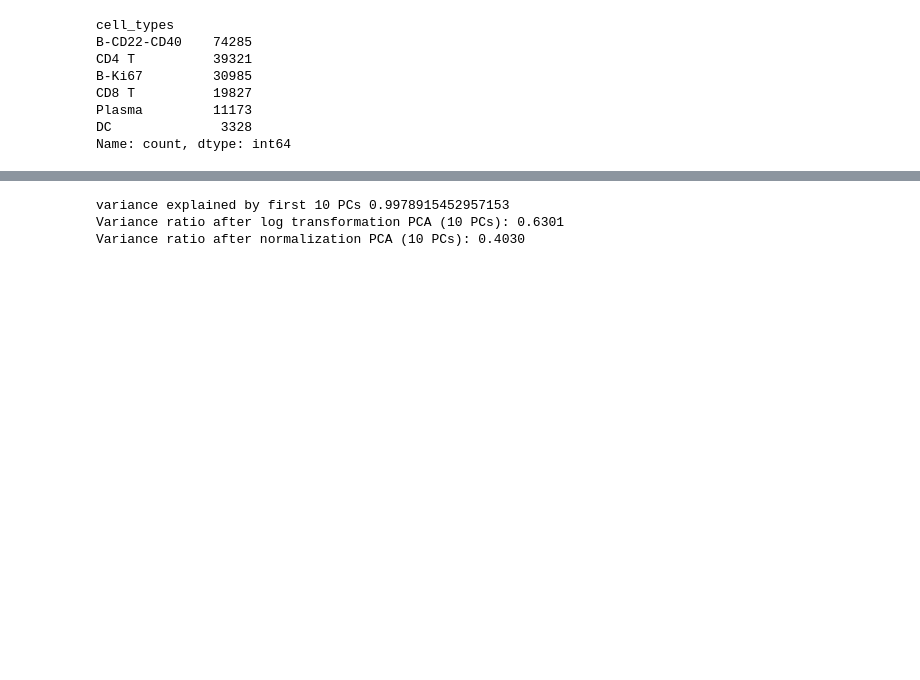
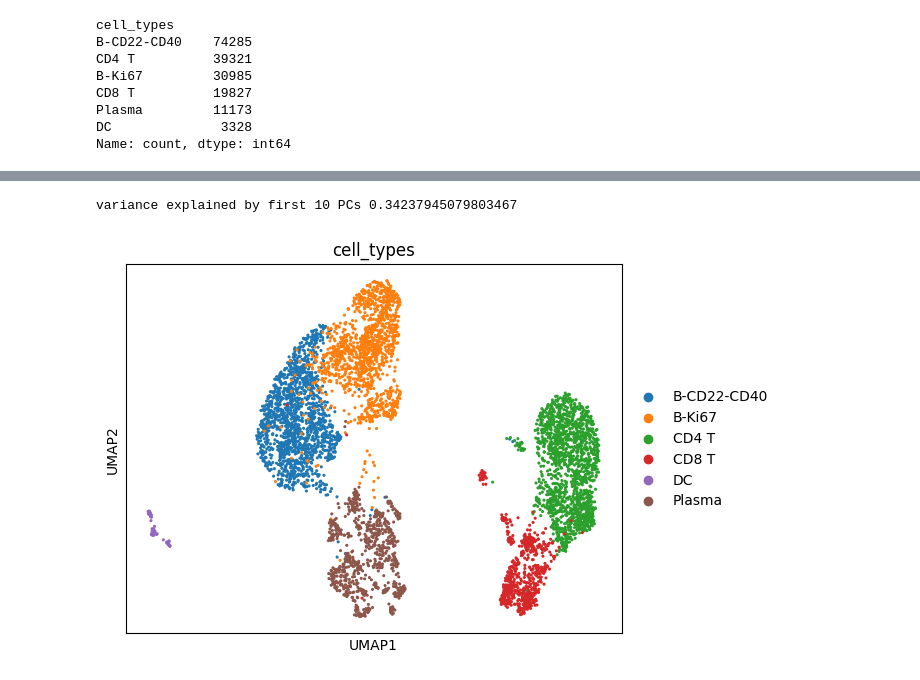
Before and after one commit to reformist/Mapping-scRNA-seq-Variability-Using-Co-Embedding-to-Understand-Cell-Neighborhood-Effects, a Jupyter notebook: CODEX_RNA_seq/preprocess_maxfuse_dataset.ipynb, the cells around one changed output, grey strips where cells are left out. Drawn from its saved outputs; the diff is of its cells as text; code cells hidden in the pictures; blank space fills up the shorter version.

Commit message:
maxfuse preprocessing properly

```diff
--- a/CODEX_RNA_seq/preprocess_maxfuse_dataset.ipynb
+++ b/CODEX_RNA_seq/preprocess_maxfuse_dataset.ipynb
@@ -265,12 +326,17 @@ adata_2 = adata_2[
 adata_1_rna = adata_1.copy()
 sc.pp.pca(adata_1_rna)
 print(f'variance explained by first 10 PCs {adata_1_rna.uns["pca"]["variance_ratio"][:10].sum()}')
-adata_1_rna = preprocess_rna(adata_1_rna)
+# adata_1_rna = preprocess_rna(adata_1_rna)
 sc.pp.pca(adata_1_rna)
 # %% [output]
-variance explained by first 10 PCs 0.9978915452957153
-Variance ratio after log transformation PCA (10 PCs): 0.6301
-Variance ratio after normalization PCA (10 PCs): 0.4030
+variance explained by first 10 PCs 0.34237945079803467
+# %%
+if plot_flag:
+    sc.pp.neighbors(adata_1_rna)  # Compute the neighbors needed for UMAP
+    sc.tl.umap(adata_1_rna)  # Calculate UMAP coordinates
+    sc.pl.umap(adata_1_rna, color='cell_types')
+# %% [output]
+[figure, added]
 # %%
 # adata_1_rna.obsm.pop('protein_expression')
 # assert len(set(adata.obs['batch']))!=1
```
Also changed, not shown: parts of 19 cells of this notebook.
